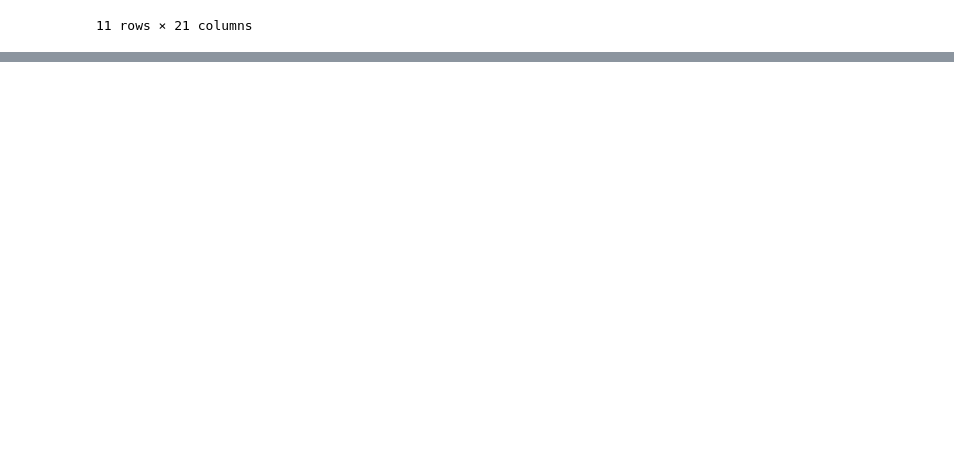
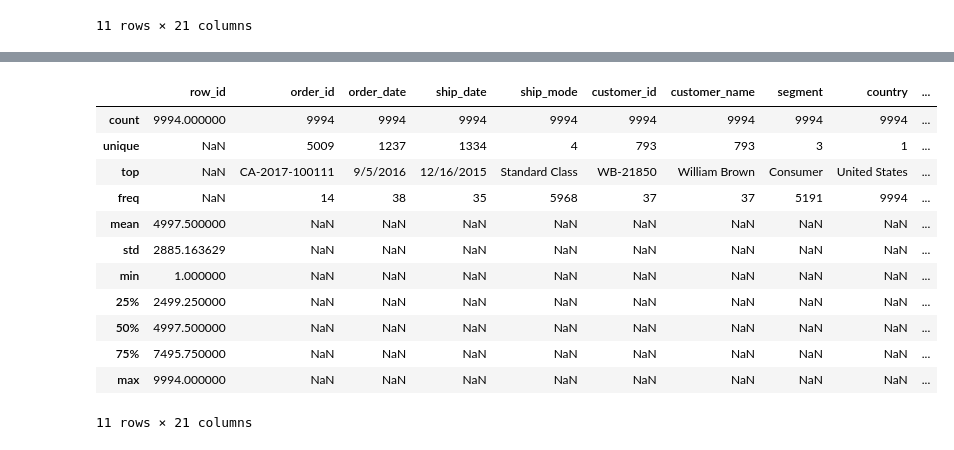
Before and after one commit to prashanth-ds-ml/sales_performance_dashboard, a Jupyter notebook: notebooks/data.ipynb, the cells around one changed output, grey strips where cells are left out. Drawn from its saved outputs; the diff is of its cells as text; code cells hidden in the pictures; blank space fills up the shorter version.

Commit message:
3rd , updated readme, did basic data cleaning and pushed to SQL database from vs code

```diff
--- a/notebooks/data.ipynb
+++ b/notebooks/data.ipynb
@@ -38,3 +25,7 @@ df.head()
+# %%
+import pandas as pd
+csv_path = "/Users/itc/Projects/sales_performance_dashboard/data/Sample - Superstore.csv"
+df = pd.read_csv(csv_path, encoding="latin1")
 # %%
 df.info()
 # %% [output]
@@ -109,0 +65,21 @@ conn.close()
+# %%
+# Basic cleaning for SQL compatibility
+
+# 1. Strip whitespace from column names and replace spaces with underscores
+df.columns = df.columns.str.strip().str.replace(' ', '_').str.replace('-', '_')
+
+# 2. Drop duplicate rows
+df = df.drop_duplicates()
+
+# 3. Fill NaN values with empty string or appropriate value
+df = df.fillna('')
+
+# 4. Remove leading/trailing whitespace from string columns
+for col in df.select_dtypes(include='object').columns:
+    df[col] = df[col].str.strip()
+
+# 5. Optionally, convert column names to lowercase
+df.columns = df.columns.str.lower()
+
+# Preview cleaned DataFrame
+df.head()
@@ -109,0 +94,16 @@ conn.close()
+# %%
+df.describe(include='all')
+# %% [output]
+|  | row_id | order_id | order_date | ship_date | ship_mode | customer_id | customer_name | segment | country | ... |
+| count | 9994.000000 | 9994 | 9994 | 9994 | 9994 | 9994 | 9994 | 9994 | 9994 | ... |
+| unique | NaN | 5009 | 1237 | 1334 | 4 | 793 | 793 | 3 | 1 | ... |
+| top | NaN | CA-2017-100111 | 9/5/2016 | 12/16/2015 | Standard Class | WB-21850 | William Brown | Consumer | United States | ... |
+| freq | NaN | 14 | 38 | 35 | 5968 | 37 | 37 | 5191 | 9994 | ... |
+| mean | 4997.500000 | NaN | NaN | NaN | NaN | NaN | NaN | NaN | NaN | ... |
+| std | 2885.163629 | NaN | NaN | NaN | NaN | NaN | NaN | NaN | NaN | ... |
+| min | 1.000000 | NaN | NaN | NaN | NaN | NaN | NaN | NaN | NaN | ... |
+| 25% | 2499.250000 | NaN | NaN | NaN | NaN | NaN | NaN | NaN | NaN | ... |
+| 50% | 4997.500000 | NaN | NaN | NaN | NaN | NaN | NaN | NaN | NaN | ... |
+| 75% | 7495.750000 | NaN | NaN | NaN | NaN | NaN | NaN | NaN | NaN | ... |
+| max | 9994.000000 | NaN | NaN | NaN | NaN | NaN | NaN | NaN | NaN | ... |
+11 rows × 21 columns
```
Also changed, not shown: parts of 6 cells of this notebook, 3 other files.
